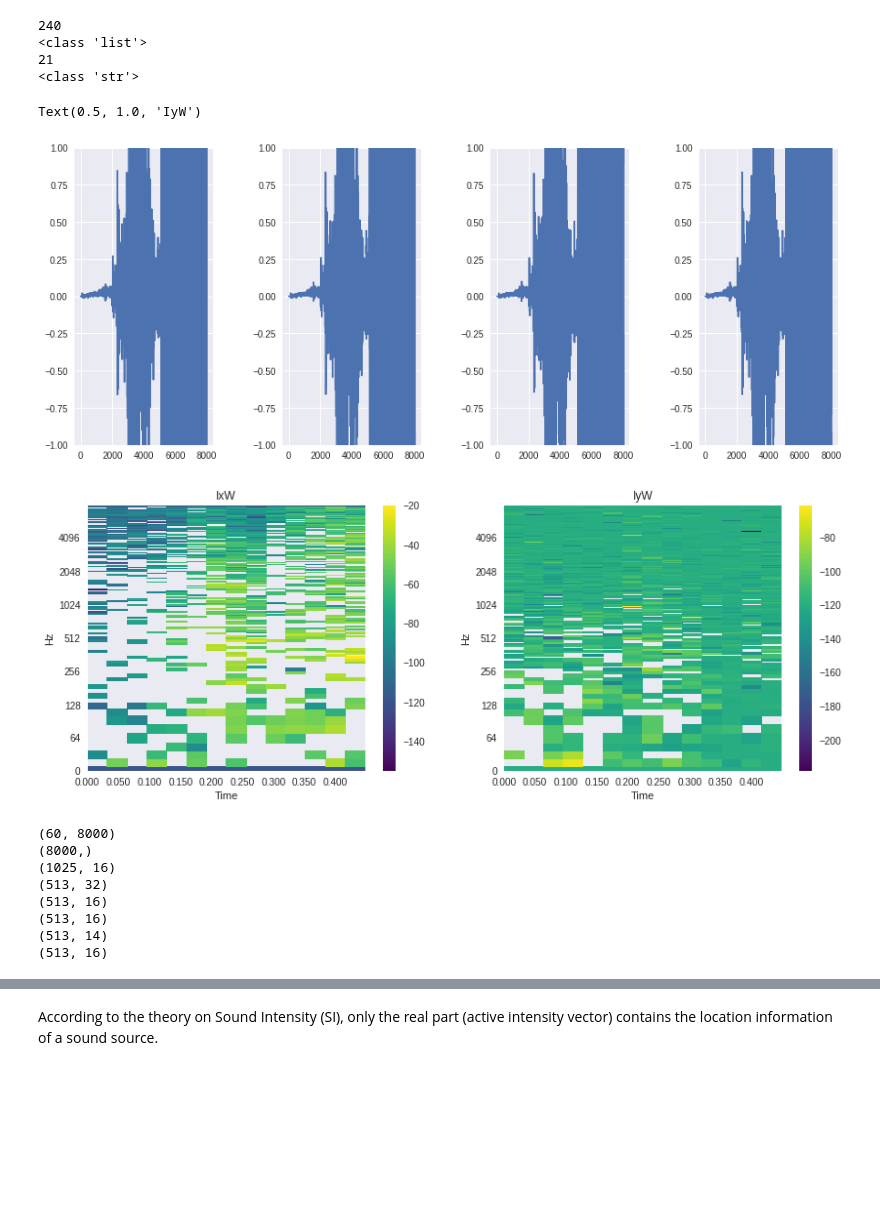
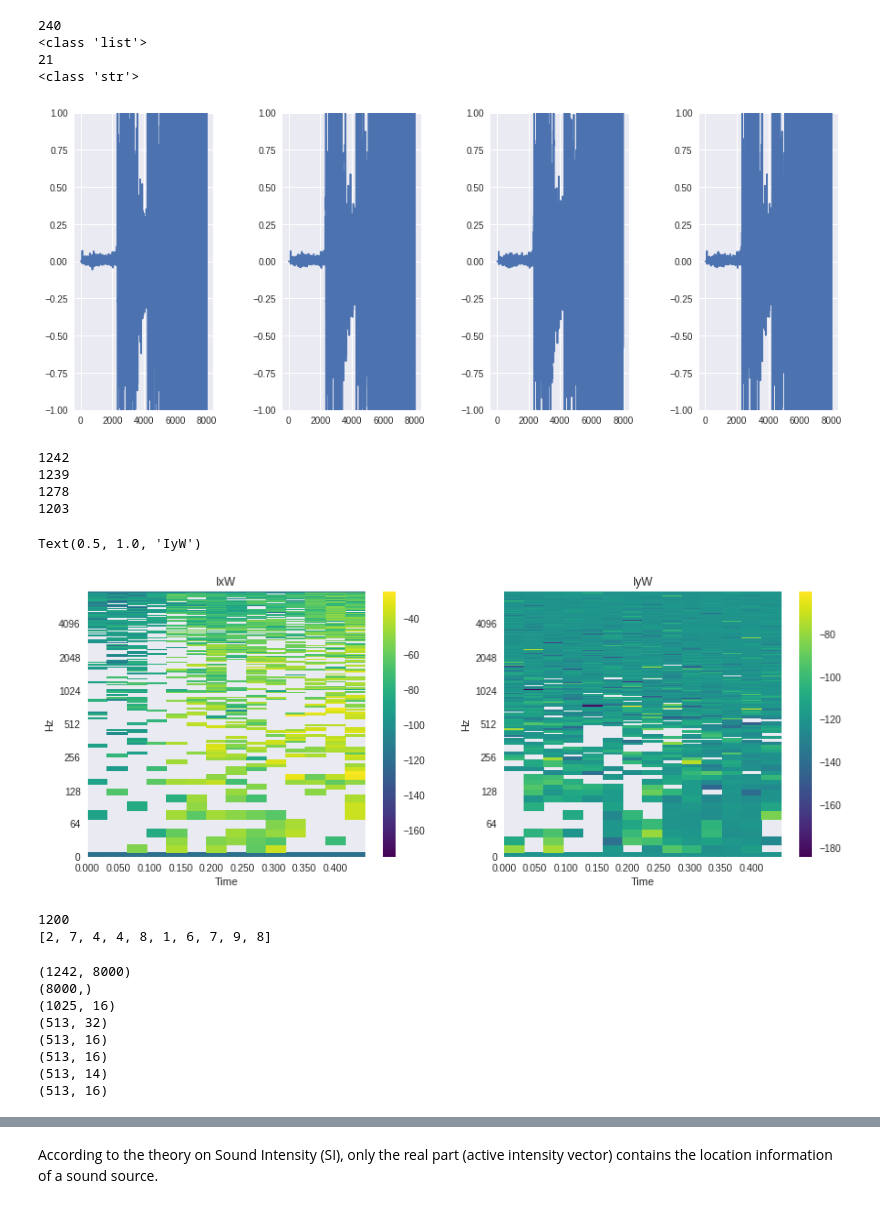
Before and after one commit to RobertoAlessandri/CNN_DOA, a Jupyter notebook: FeatureExtraction_NN.ipynb, the cells around one changed output, grey strips where cells are left out. Cells and saved outputs as stored; diff of their text form; code cells hidden in the pictures; blank space fills up the shorter version.

```diff
--- a/FeatureExtraction_NN.ipynb
+++ b/FeatureExtraction_NN.ipynb
@@ -33,9 +33,9 @@ Drive already mounted at /content/drive; to attempt to forcibly remount, call dr
 
 
 # Get a list of all audio files and get the class label for each file
-audiofiles = [str(file) for file in Path().glob('SA*.wav')]
+audiofiles_train = [str(file) for file in Path().glob('SA*.wav')]
 labels = []
-for i,file in enumerate(audiofiles):
+for i,file in enumerate(audiofiles_train):
   fileid = file.split('.wav')[-2]
   target = fileid.split('-')[-1]
   labels.append(int(target))
@@ -194,45 +226,63 @@ def featureExtractor(p_0, p_1, p_2, p_3):
 
   return IxW, IyW
 # %%
-p_0, p_1, p_2, p_3 = stringToSignal(class_15)
+p_0, p_1, p_2, p_3 = stringToSignal(audiofiles_train)
 # Inspect one audio
 plt.figure(figsize=(15,6))
 plt.subplot(1,4,1)
 plt.plot(p_0[30])
 plt.ylim(-1, 1)
 plt.subplots_adjust(hspace=0.5)
 plt.subplots_adjust(wspace=0.5)
 plt.subplot(1,4,2)
 plt.plot(p_1[30])
 plt.ylim(-1, 1)
 plt.subplots_adjust(hspace=0.5)
 plt.subplots_adjust(wspace=0.5)
 plt.subplot(1,4,3)
 plt.plot(p_2[30])
 plt.ylim(-1, 1)
 plt.subplots_adjust(hspace=0.5)
 plt.subplots_adjust(wspace=0.5)
 plt.subplot(1,4,4)
 plt.plot(p_3[30])
 plt.ylim(-1, 1)
 plt.subplots_adjust(hspace=0.5)
 plt.subplots_adjust(wspace=0.5)
-
-IxW, IyW = featureExtractor(p_0, p_1, p_2, p_3)
-# Inspect one feature
-plt.figure(figsize=(14,5))
-plt.subplot(1,2,1)
-librosa.display.specshow(20*np.log10(IxW[30] + 1e-6), sr=sr, x_axis='time', y_axis='log', cmap='viridis')
-plt.colorbar()
-plt.title('IxW')
-plt.subplot(1,2,2)
-librosa.display.specshow(20*np.log10(IyW[30] + 1e-6), sr=sr, x_axis='time', y_axis='log', cmap='viridis')
-plt.colorbar()
-plt.title('IyW')
 # %% [output]
-Text(0.5, 1.0, 'IyW')
-[figure, old version]
+[figure, new version]
-[figure, removed]
+# %%
+print(len(p_0))
+print(len(p_1))
+print(len(p_2))
+print(len(p_3))
+# %% [output]
+1242
+1239
+1278
+1203
+# %%
+IxW, IyW = featureExtractor(p_0, p_1, p_2, p_3)
+# Inspect one feature
+plt.figure(figsize=(14,5))
+plt.subplot(1,2,1)
+librosa.display.specshow(20*np.log10(IxW[30] + 1e-6), sr=sr, x_axis='time', y_axis='log', cmap='viridis')
+plt.colorbar()
+plt.title('IxW')
+plt.subplot(1,2,2)
+librosa.display.specshow(20*np.log10(IyW[30] + 1e-6), sr=sr, x_axis='time', y_axis='log', cmap='viridis')
+plt.colorbar()
+plt.title('IyW')
+# %% [output]
+Text(0.5, 1.0, 'IyW')
+[figure, added]
+# %%
+train_labels = stringToClassLabel(audiofiles_train)[0:4800:4]
+print(len(train_labels))
+print(train_labels[0:10])
+# %% [output]
+1200
+[2, 7, 4, 4, 8, 1, 6, 7, 9, 8]
 # %%
 print(np.shape(p_0))
 print(np.shape(p_0[0]))
@@ -243,7 +293,7 @@ print(np.shape(librosa.stft(p_0[0], n_fft = 1024, hop_length = 512)))
 print(np.shape(librosa.stft(p_0[0], n_fft = 1024, hop_length = 512, center=False)))
 print(np.shape(librosa.stft(p_0[0], n_fft = 1024, hop_length = 512)))
 # %% [output]
-(60, 8000)
+(1242, 8000)
 (8000,)
 (1025, 16)
 (513, 32)
```
Also changed, not shown: parts of 31 cells of this notebook.
